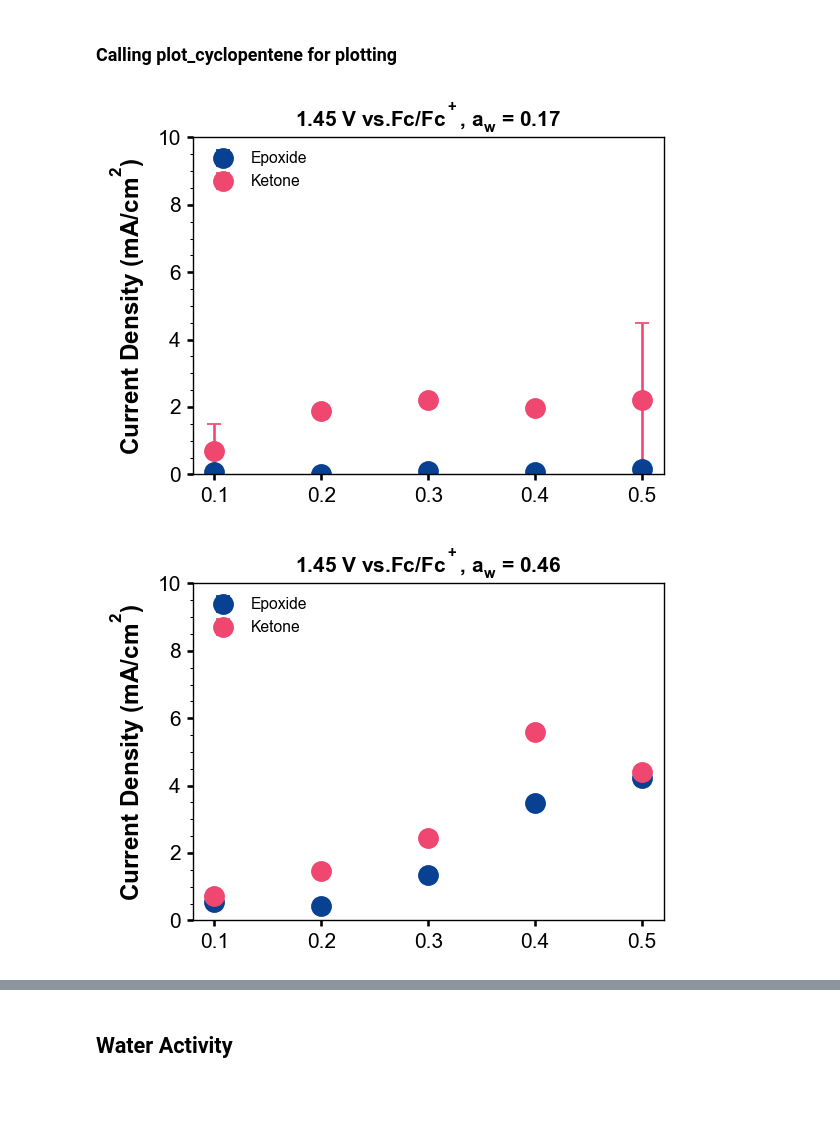
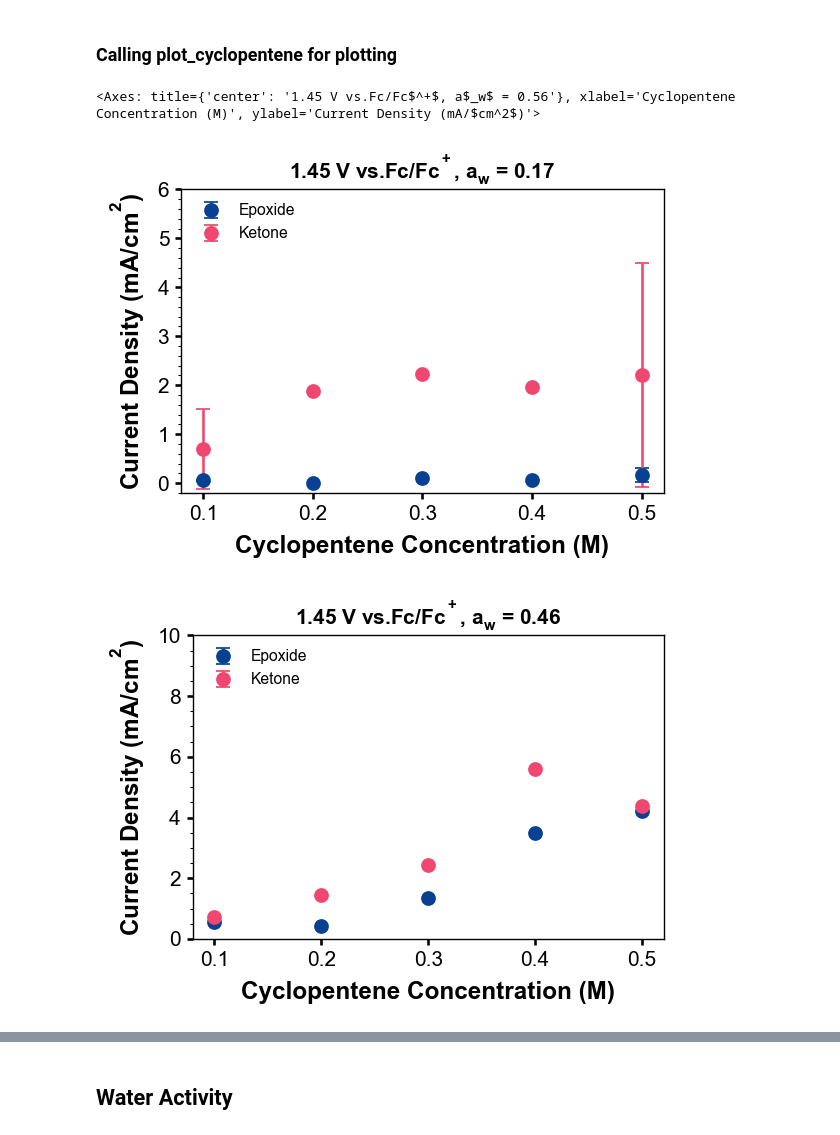
Before and after one commit to CJiang74/MnO_kinetics, a Jupyter notebook: MnO_kinetics.ipynb, the cells around one changed output, grey strips where cells are left out. Cells and saved outputs as stored; diff of their text form; code cells hidden in the pictures; blank space fills up the shorter version.

```diff
--- a/MnO_kinetics.ipynb
+++ b/MnO_kinetics.ipynb
@@ -193,31 +200,36 @@ def plot_cyclopentene(df, potential, activity_water):
         df_cyclopentene["conc_cyclopentene"],
         df_cyclopentene["j_epoxide"]["mean"],
         yerr=df_cyclopentene["j_epoxide"]["std"],
-        fmt="o",
+        fmt=".",
         label="Epoxide",
         c=c_e,
+        markersize=15,
     )
     ax.errorbar(
         df_cyclopentene["conc_cyclopentene"],
         df_cyclopentene["j_ketone"]["mean"],
         yerr=df_cyclopentene["FE_ketone"]["std"],
-        fmt="o",
+        fmt=".",
         label="Ketone",
         c=c_k,
+        markersize=15,
     )
     ax.set_ylabel("Current Density (mA/$cm^2$)", fontweight="bold")
+    ax.set_xlabel("Cyclopentene Concentration (M)", fontweight="bold")
     ax.set_title(f"{potential} V vs.Fc/Fc$^+$, a$_w$ = {activity_water}")
     ax.set_ylim(0, 10)
     ax.yaxis.set_minor_locator(AutoMinorLocator())
-    ax.legend (loc = "upper left")
+    ax.legend(loc="upper left")
 
-    ax
+    return ax
 # %% [markdown]
 ### Calling plot_cyclopentene for plotting
 # %%
-plot_cyclopentene(df_init, 1.45, 0.17)
+ax = plot_cyclopentene(df_init, 1.45, 0.17)
+ax.set_ylim(-0.2,6)
 plot_cyclopentene(df_init, 1.45, 0.46)
 plot_cyclopentene(df_init, 1.45, 0.56)
 # %% [output]
+<Axes: title={'center': '1.45 V vs.Fc/Fc$^+$, a$_w$ = 0.56'}, xlabel='Cyclopentene Concentration (M)', ylabel='Current Density (mA/$cm^2$)'>
-[figure, old version]
+[figure, new version]
-[figure, old version]
+[figure, new version]
```
Also changed, not shown: parts of 11 cells of this notebook.
